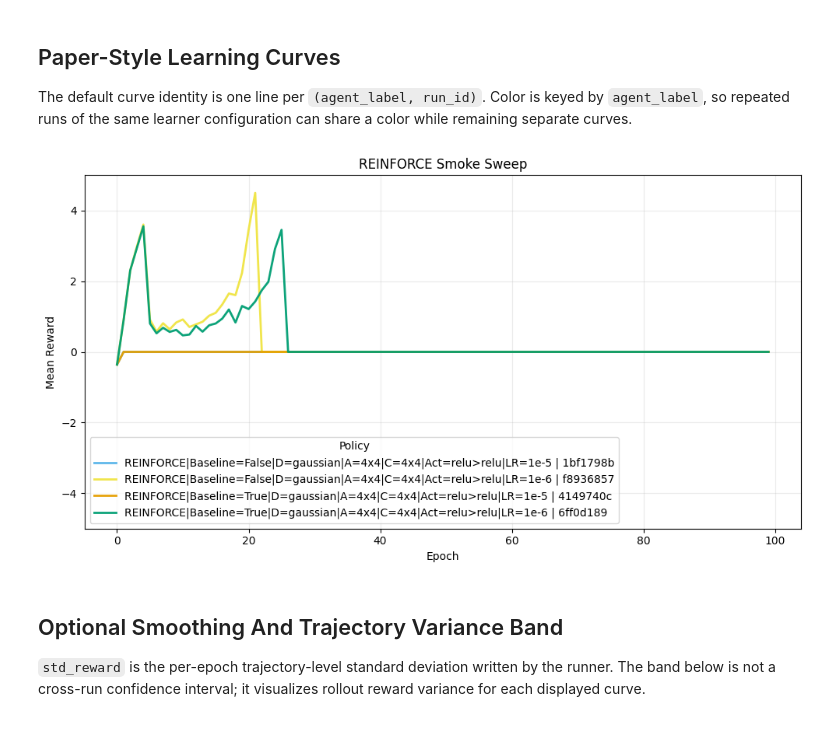
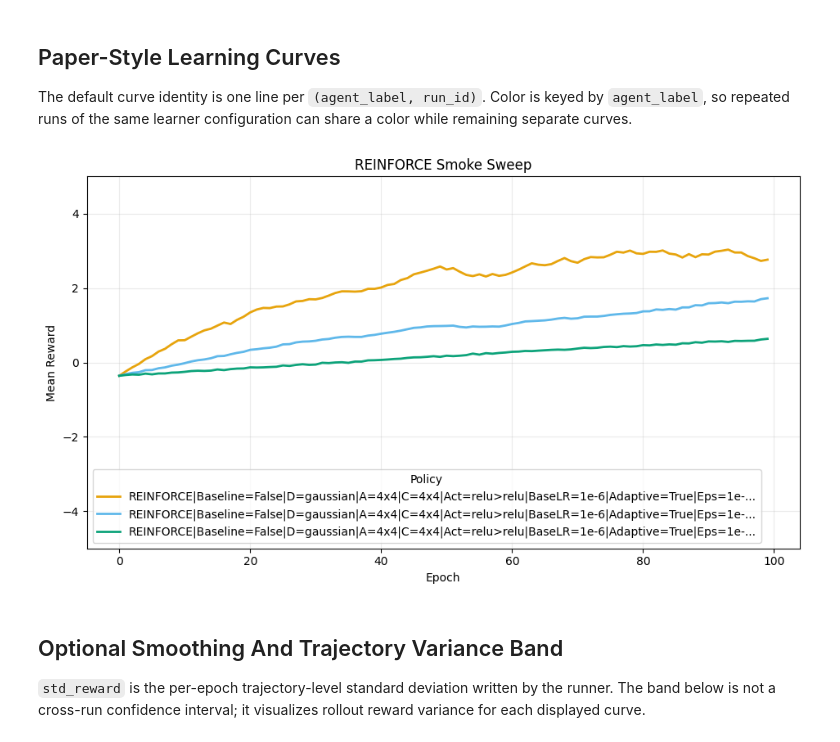
Before and after one commit to nish-ku-121/derby, a Jupyter notebook: notebooks/Modern Parquet Paper Plot Demo.ipynb, the cells around one changed output. Saved outputs shown, nothing was run; the diff lists cells and outputs as text; code cells hidden in the pictures.

Commit message:
Update adaptive LR sweep labels and notebook

```diff
--- a/notebooks/Modern Parquet Paper Plot Demo.ipynb
+++ b/notebooks/Modern Parquet Paper Plot Demo.ipynb
@@ -216,17 +232,22 @@ REINFORCE|Baseline=False|D=gaussian|A=4x4|C=4x4|Act=relu>relu|LR=1e-6
 ## Paper-Style Learning Curves
 
 The default curve identity is one line per `(agent_label, run_id)`. Color is keyed by `agent_label`, so repeated runs of the same learner configuration can share a color while remaining separate curves.
+# %%
+subset = learner[
+    learner["agent_label"].str.contains("Adaptive=True", regex=False, na=False)
+    & learner["agent_label"].str.contains("Baseline=False", regex=False, na=False)
+]
 # %%
 fig, ax = plot_learning_curves(
-    learner,
+    subset,
     axes=AxesConfig(ylim=(-5, 5)),
     legend=LegendConfig(loc="best", max_label_chars=96),
     title="REINFORCE Smoke Sweep",
     figsize=(10, 5.5),
 )
 plt.show()
 # %% [output]
-[figure, old version]
+[figure, new version]
 # %% [markdown]
 ## Optional Smoothing And Trajectory Variance Band
 
```
Also changed, not shown: parts of 8 cells of this notebook, 1 other file.
